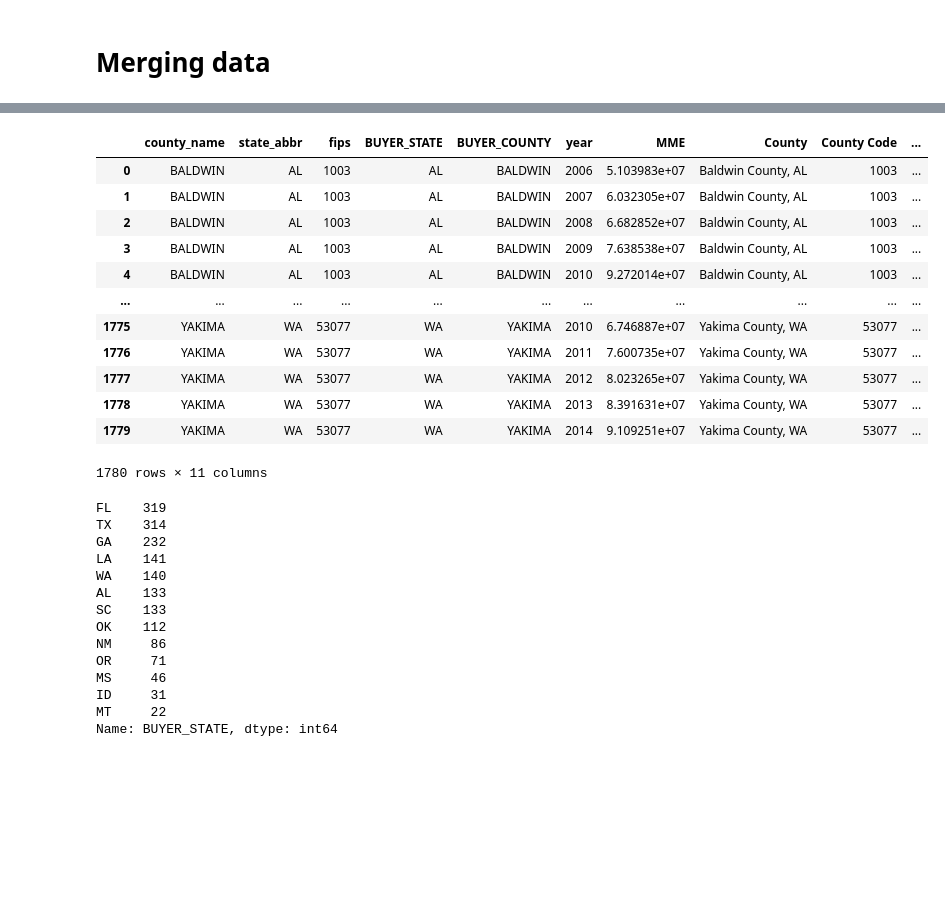
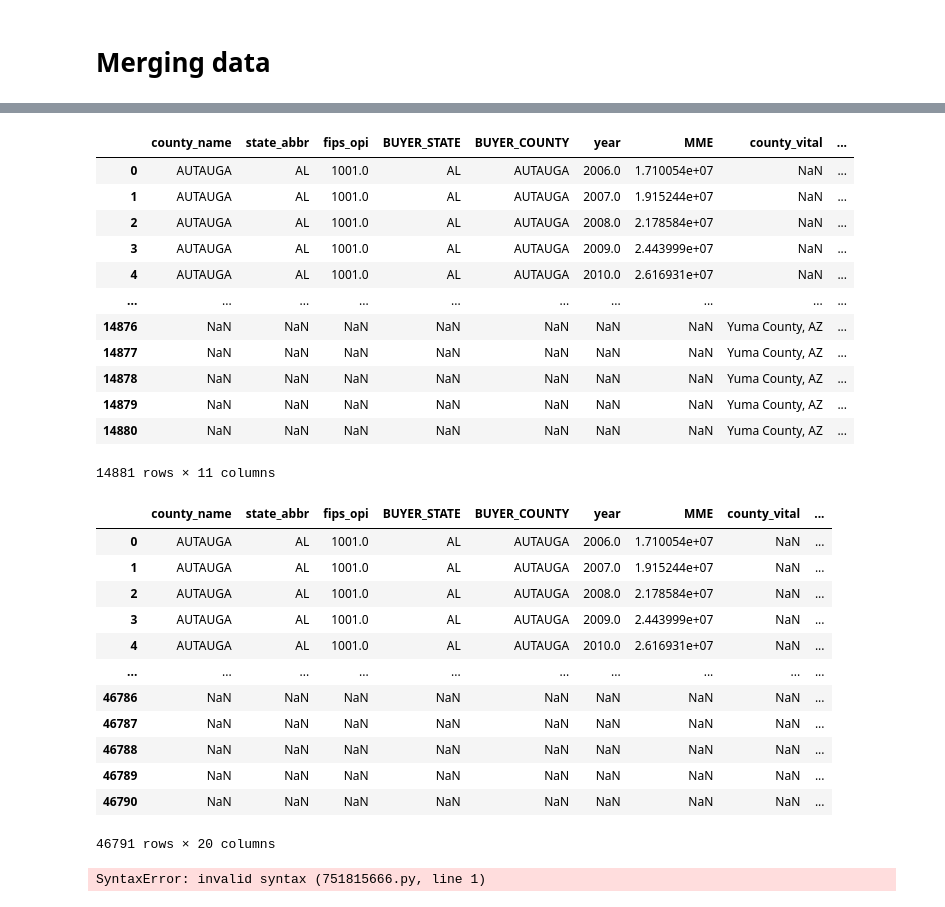
Before and after one commit to ShiningYang0207/opioid-control-policy, a Jupyter notebook: 20_modeling/merging.ipynb, the cells around one changed output, grey strips where cells are left out. Drawn from its saved outputs; the diff is of its cells as text; code cells hidden in the pictures; blank space fills up the shorter version.

```diff
--- a/20_modeling/merging.ipynb
+++ b/20_modeling/merging.ipynb
@@ -7,13 +7,13 @@ import numpy as np
 # Read data
 
 # opioid
-opioid = pd.read_parquet("/Users/preetkhowaja/Documents/MIDS Fall 2021/Practicing DS/pds2021-opioids-pds6/10_modified_data/opi_merge_final.parquet", engine='fastparquet')
+opioid = pd.read_parquet("/Users/yangshining/Desktop/pds2021-opioids-pds6/10_modified_data/opi_merge_final.parquet", engine='fastparquet')
 
 # vital deaths
-vital = pd.read_parquet("/Users/preetkhowaja/Documents/MIDS Fall 2021/Practicing DS/pds2021-opioids-pds6/10_modified_data/Vital.parquet", engine='fastparquet')
+vital = pd.read_parquet("/Users/yangshining/Desktop/pds2021-opioids-pds6/10_modified_data/Vital.parquet", engine='fastparquet')
 
 # population
-population = pd.read_parquet("/Users/preetkhowaja/Documents/MIDS Fall 2021/Practicing DS/pds2021-opioids-pds6/10_modified_data/pop_final.parquet", engine='fastparquet')
+population = pd.read_parquet("/Users/yangshining/Desktop/pds2021-opioids-pds6/10_modified_data/pop_final.parquet", engine='fastparquet')
 # %%
 opioid.sample(10)
 # %% [output]
@@ -80,23 +115,28 @@ population[population.duplicated(["FIPS", "Year"], keep=False)==True]
 # %%
 # Merge opioid and vital first
 
-merge1 = pd.merge(opioid, vital, left_on=["fips", "year"], right_on=["County Code", "Year"], how='inner')
+merge1 = pd.merge(opioid, vital, left_on=["fips", "year"], right_on=["County Code", "Year"], how='outer')
+
+merge1.rename({"fips": "fips_opi", "County": "county_vital", "County Code": "fips_vital", "Year": "year_vital"}, axis=1, inplace=True)
 
 merge1
+
+# I tried to convert non-missing year values to integer but failed...
+#merge1["year"] = np.where(merge1["year"].notnull(), merge1["year"].values.astype(int), merge1["year"])
 # %% [output]
-|  | county_name | state_abbr | fips | BUYER_STATE | BUYER_COUNTY | year | MME | County | County Code | ... |
-| 0 | BALDWIN | AL | 1003 | AL | BALDWIN | 2006 | 5.103983e+07 | Baldwin County, AL | 1003 | ... |
-| 1 | BALDWIN | AL | 1003 | AL | BALDWIN | 2007 | 6.032305e+07 | Baldwin County, AL | 1003 | ... |
-| 2 | BALDWIN | AL | 1003 | AL | BALDWIN | 2008 | 6.682852e+07 | Baldwin County, AL | 1003 | ... |
-| 3 | BALDWIN | AL | 1003 | AL | BALDWIN | 2009 | 7.638538e+07 | Baldwin County, AL | 1003 | ... |
-| 4 | BALDWIN | AL | 1003 | AL | BALDWIN | 2010 | 9.272014e+07 | Baldwin County, AL | 1003 | ... |
-| ... | ... | ... | ... | ... | ... | ... | ... | ... | ... | ... |
-| 1775 | YAKIMA | WA | 53077 | WA | YAKIMA | 2010 | 6.746887e+07 | Yakima County, WA | 53077 | ... |
-| 1776 | YAKIMA | WA | 53077 | WA | YAKIMA | 2011 | 7.600735e+07 | Yakima County, WA | 53077 | ... |
-| 1777 | YAKIMA | WA | 53077 | WA | YAKIMA | 2012 | 8.023265e+07 | Yakima County, WA | 53077 | ... |
-| 1778 | YAKIMA | WA | 53077 | WA | YAKIMA | 2013 | 8.391631e+07 | Yakima County, WA | 53077 | ... |
-| 1779 | YAKIMA | WA | 53077 | WA | YAKIMA | 2014 | 9.109251e+07 | Yakima County, WA | 53077 | ... |
+|  | county_name | state_abbr | fips_opi | BUYER_STATE | BUYER_COUNTY | year | MME | county_vital | ... |
+| 0 | AUTAUGA | AL | 1001.0 | AL | AUTAUGA | 2006.0 | 1.710054e+07 | NaN | ... |
+| 1 | AUTAUGA | AL | 1001.0 | AL | AUTAUGA | 2007.0 | 1.915244e+07 | NaN | ... |
+| 2 | AUTAUGA | AL | 1001.0 | AL | AUTAUGA | 2008.0 | 2.178584e+07 | NaN | ... |
+| 3 | AUTAUGA | AL | 1001.0 | AL | AUTAUGA | 2009.0 | 2.443999e+07 | NaN | ... |
+| 4 | AUTAUGA | AL | 1001.0 | AL | AUTAUGA | 2010.0 | 2.616931e+07 | NaN | ... |
+| ... | ... | ... | ... | ... | ... | ... | ... | ... | ... |
+| 14876 | NaN | NaN | NaN | NaN | NaN | NaN | NaN | Yuma County, AZ | ... |
+| 14877 | NaN | NaN | NaN | NaN | NaN | NaN | NaN | Yuma County, AZ | ... |
+| 14878 | NaN | NaN | NaN | NaN | NaN | NaN | NaN | Yuma County, AZ | ... |
+| 14879 | NaN | NaN | NaN | NaN | NaN | NaN | NaN | Yuma County, AZ | ... |
+| 14880 | NaN | NaN | NaN | NaN | NaN | NaN | NaN | Yuma County, AZ | ... |
-1780 rows × 11 columns
+14881 rows × 11 columns
 # %%
 # Convert the fips column in merge1 data to strings and fill them to 5 digits. (for better merging with population data)
 
@@ -112,26 +152,29 @@ population["Year"] = population["Year"].astype(int)
 # %%
 # Merge opioid and vital deaths data with population data, then
 
-merge2 = pd.merge(merge1, population, left_on=["fips", "Year"], right_on=["FIPS", "Year"], how='inner')
+merge2 = pd.merge(merge1, population, left_on=["fips_opi", "year"], right_on=["FIPS", "Year"], how='outer')
 
-merge_final = merge2[["BUYER_STATE", "BUYER_COUNTY", "Year", "MME", "Deaths", "Population", "fips"]]
+merge2
 
-merge_final["BUYER_STATE"].value_counts()
+#merge_final = merge2[["BUYER_STATE", "BUYER_COUNTY", "Year", "MME", "Deaths", "Population", "fips"]]
 # %% [output]
+|  | county_name | state_abbr | fips_opi | BUYER_STATE | BUYER_COUNTY | year | MME | county_vital | ... |
+| 0 | AUTAUGA | AL | 1001.0 | AL | AUTAUGA | 2006.0 | 1.710054e+07 | NaN | ... |
+| 1 | AUTAUGA | AL | 1001.0 | AL | AUTAUGA | 2007.0 | 1.915244e+07 | NaN | ... |
+| 2 | AUTAUGA | AL | 1001.0 | AL | AUTAUGA | 2008.0 | 2.178584e+07 | NaN | ... |
+| 3 | AUTAUGA | AL | 1001.0 | AL | AUTAUGA | 2009.0 | 2.443999e+07 | NaN | ... |
+| 4 | AUTAUGA | AL | 1001.0 | AL | AUTAUGA | 2010.0 | 2.616931e+07 | NaN | ... |
+| ... | ... | ... | ... | ... | ... | ... | ... | ... | ... |
+| 46786 | NaN | NaN | NaN | NaN | NaN | NaN | NaN | NaN | ... |
+| 46787 | NaN | NaN | NaN | NaN | NaN | NaN | NaN | NaN | ... |
+| 46788 | NaN | NaN | NaN | NaN | NaN | NaN | NaN | NaN | ... |
+| 46789 | NaN | NaN | NaN | NaN | NaN | NaN | NaN | NaN | ... |
+| 46790 | NaN | NaN | NaN | NaN | NaN | NaN | NaN | NaN | ... |
-FL    319
-TX    314
-GA    232
-LA    141
-WA    140
-AL    133
-SC    133
-OK    112
-NM     86
-OR     71
-MS     46
-ID     31
-MT     22
-Name: BUYER_STATE, dtype: int64
+46791 rows × 20 columns
+# %%
+merge_final["fips"]
+# %% [output]
+SyntaxError: invalid syntax (751815666.py, line 1)
 # %%
 ## Checking if we have same number of rows for all years.
 merge_final['Year'].value_counts()
```
Also changed, not shown: parts of 10 cells of this notebook, 4 other files.
